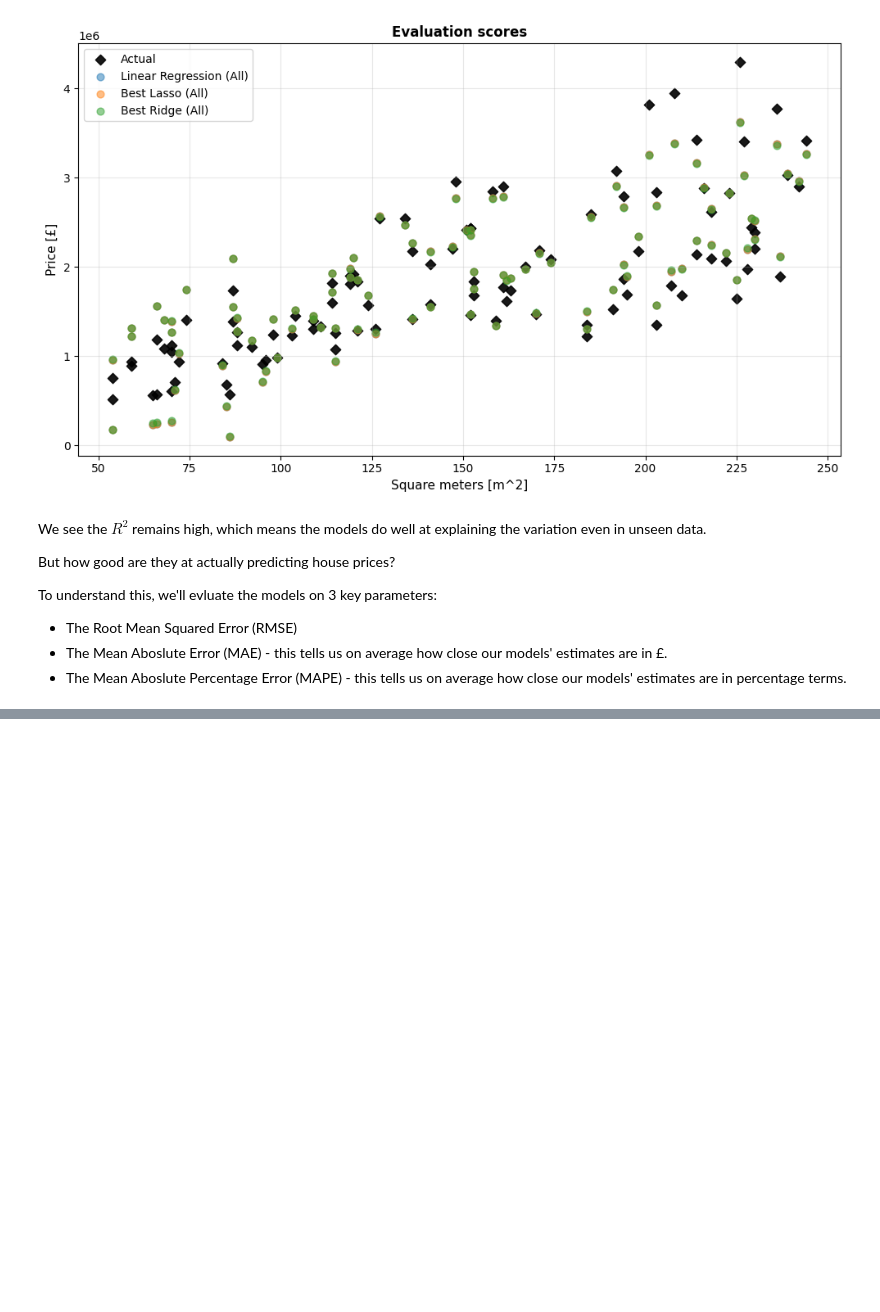
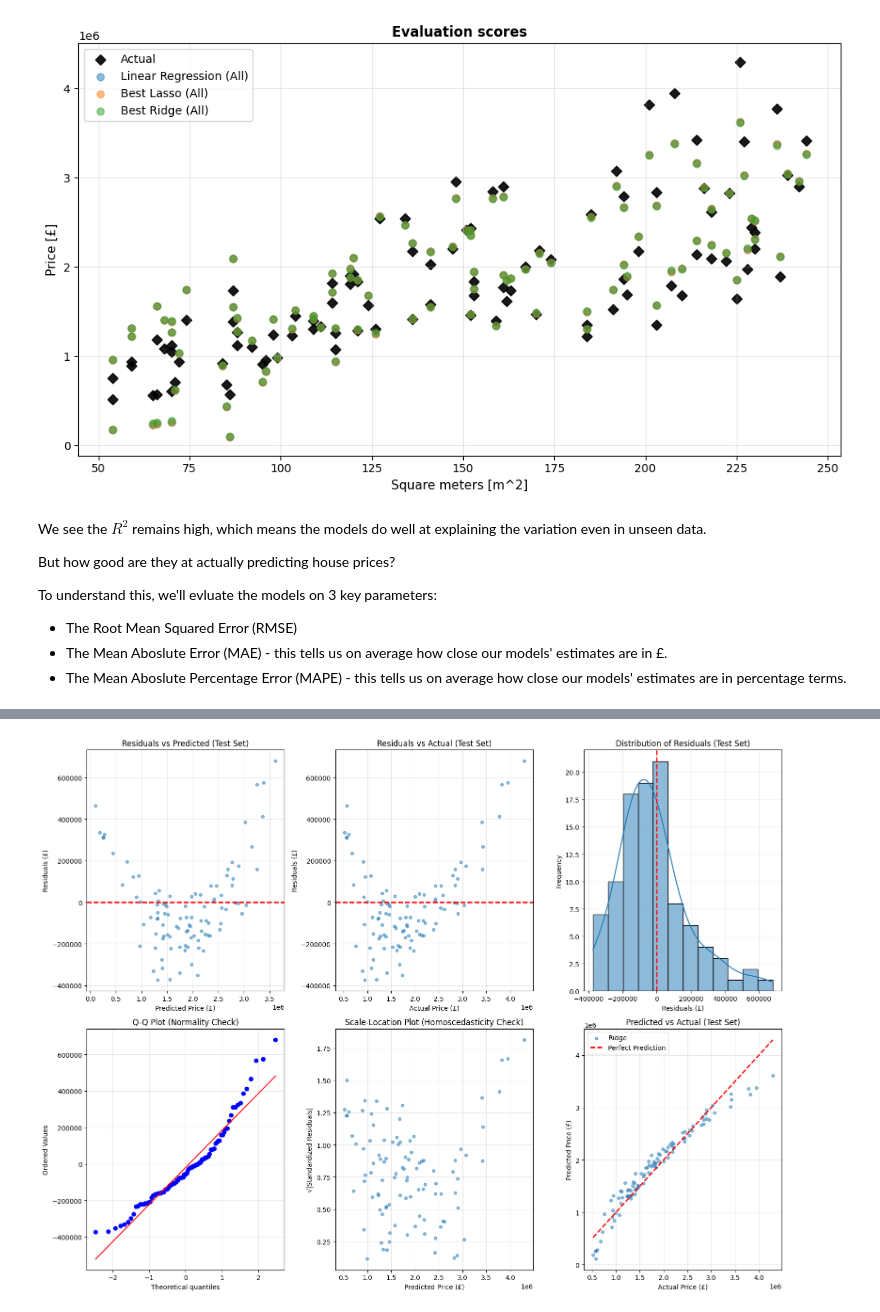
Before and after one commit to rsamconn/London-housing, a Jupyter notebook: test_reg_update.ipynb, the cells around one changed output, grey strips where cells are left out. Cells and saved outputs as stored; diff of their text form; code cells hidden in the pictures; blank space fills up the shorter version.

```diff
--- a/test_reg_update.ipynb
+++ b/test_reg_update.ipynb
@@ -388,0 +540,6 @@ plt.grid(True, alpha=0.3)
+# %%
+plot_residuals({'Ridge': y_eval - eval_set_preds['Best Ridge (All)']},
+                {'Ridge': eval_set_preds['Best Ridge (All)']},
+                y_eval)
+# %% [output]
+[figure, added]
```
Also changed, not shown: parts of 21 cells of this notebook.
